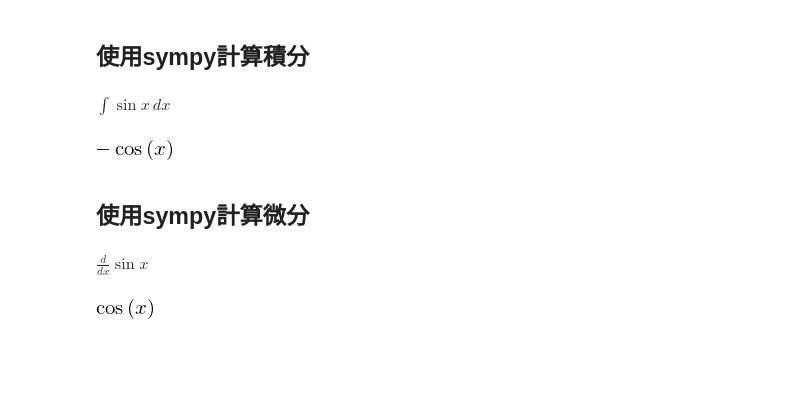
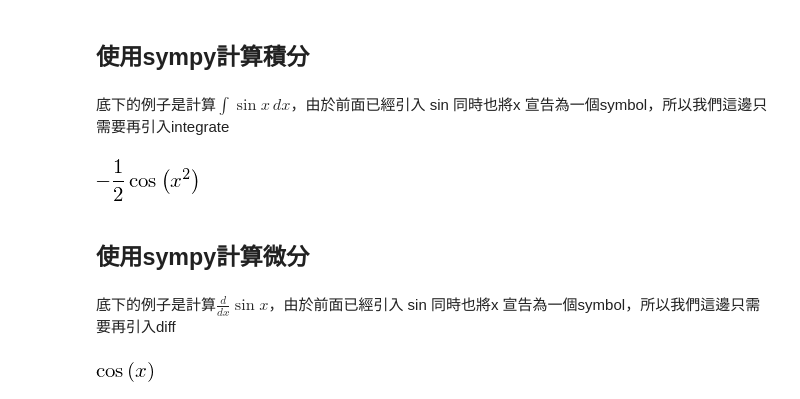
Before and after one commit to woonchin/MyPythonNote, a Jupyter notebook: mysympy.ipynb, the cells around one changed output. Saved outputs shown, nothing was run; the diff lists cells and outputs as text; code cells hidden in the pictures; blank space fills up the shorter version.

```diff
--- a/mysympy.ipynb
+++ b/mysympy.ipynb
@@ -82,16 +83,16 @@ limit(sin(x)/x, x, oo)
 # %% [markdown]
 ## 使用sympy計算積分
 # %% [markdown]
-$\int \sin{x}\, dx$
+底下的例子是計算$\int \sin{x}\, dx$，由於前面已經引入 sin 同時也將x 宣告為一個symbol，所以我們這邊只需要再引入integrate
 # %%
  from sympy import integrate
- integrate(sin(x), x)
+ integrate(x*sin(x**2), x)
 # %% [output]
-[figure, old version]
+[figure, new version]
 # %% [markdown]
 ## 使用sympy計算微分
 # %% [markdown]
-$\frac{d}{dx} \sin{x}$
+底下的例子是計算$\frac{d}{dx} \sin{x}$，由於前面已經引入 sin 同時也將x 宣告為一個symbol，所以我們這邊只需要再引入diff
 # %%
 from sympy import diff
 diff(sin(x), x)
```
Also changed, not shown: parts of 3 cells of this notebook, 1 other file.
